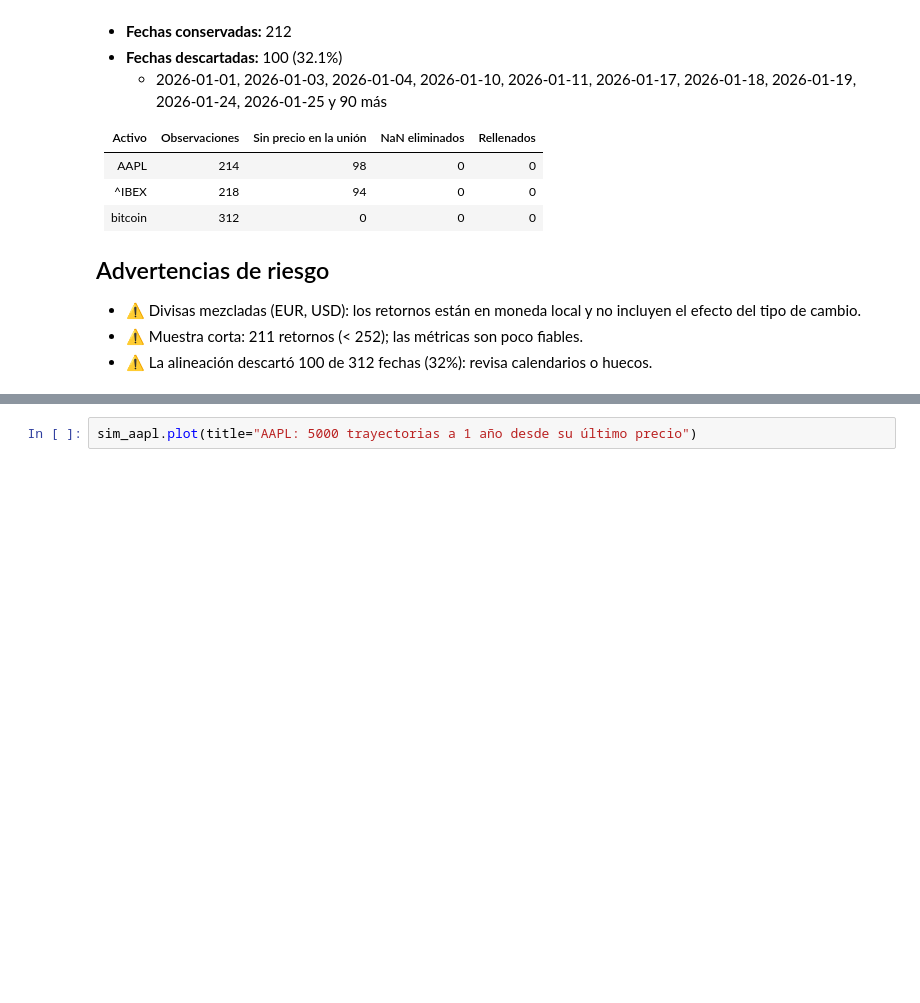
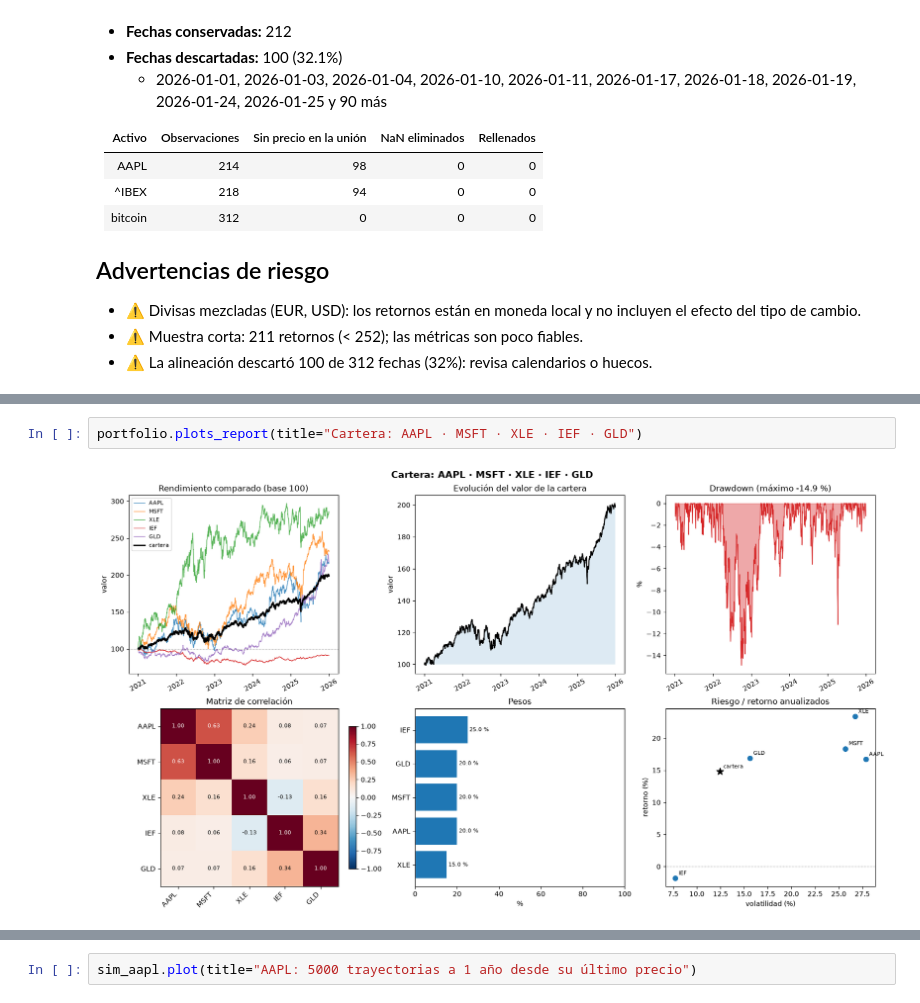
Before and after one commit to art3mvp/quant-finance-toolkit, a Jupyter notebook: notebooks/demo_toolkit.ipynb, the cells around one changed output, grey strips where cells are left out. Drawn from its saved outputs; the diff is of its cells as text; blank space fills up the shorter version.

```diff
--- a/notebooks/demo_toolkit.ipynb
+++ b/notebooks/demo_toolkit.ipynb
@@ -634,3 +656,7 @@ Máximo drawdown:    -29.5%
+# %%
+portfolio.plots_report(title="Cartera: AAPL · MSFT · XLE · IEF · GLD")
+# %% [output]
+[figure, added]
 # %% [markdown]
 ## 10. Monte Carlo
 
```
Also changed, not shown: parts of 12 cells of this notebook, 8 other files.
